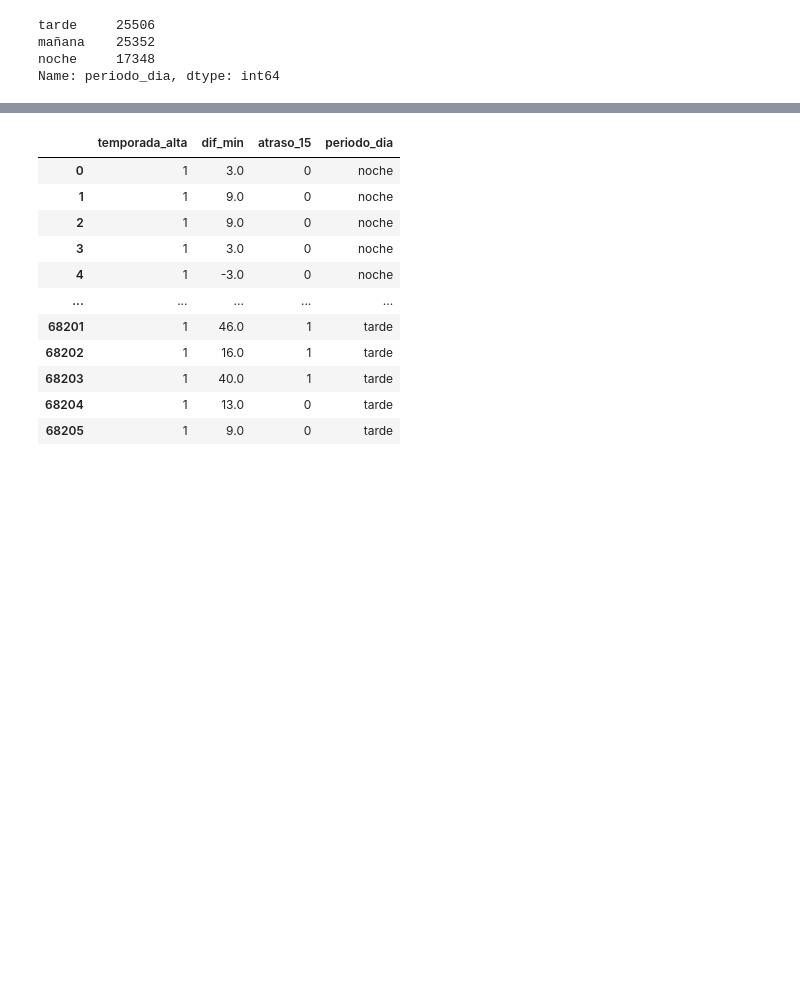
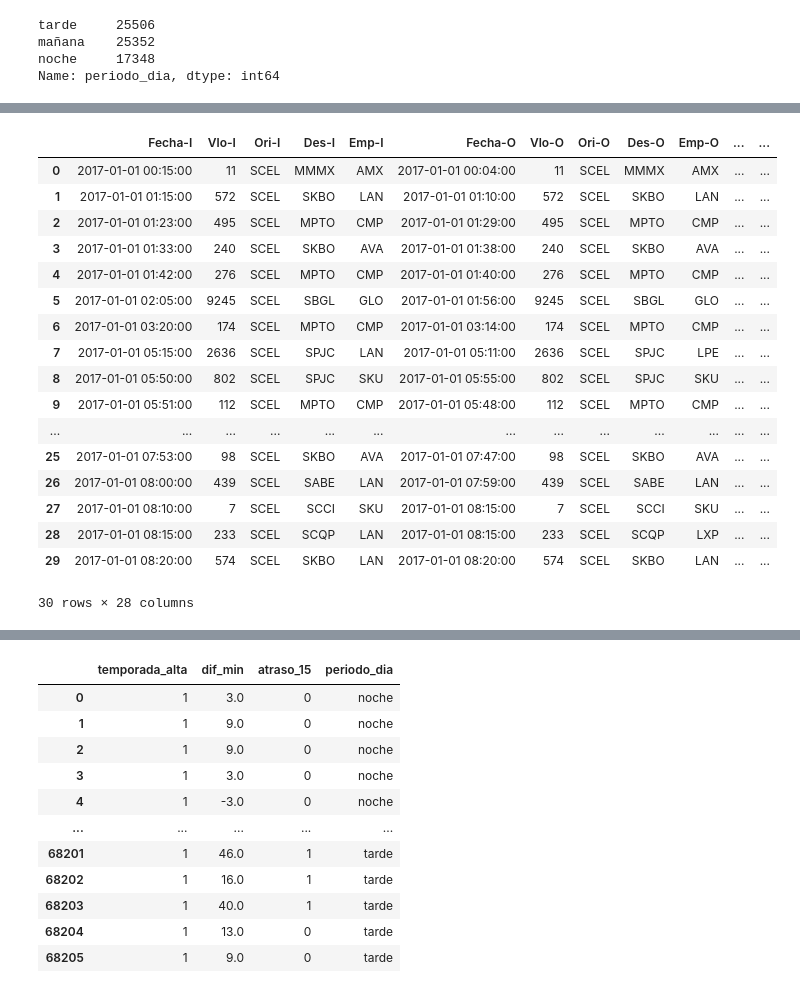
Before and after one commit to CarlosUrteaga/latam-ds-challenge, a Jupyter notebook: latam_challenge/notebook/LAT-004-Data-Augmentation.ipynb, the cells around one changed output, grey strips where cells are left out. Saved outputs shown, nothing was run; the diff lists cells and outputs as text; code cells hidden in the pictures; blank space fills up the shorter version.

```diff
--- a/latam_challenge/notebook/LAT-004-Data-Augmentation.ipynb
+++ b/latam_challenge/notebook/LAT-004-Data-Augmentation.ipynb
@@ -237,0 +302,38 @@ df
+# %%
+df3 = df.copy()
+df3['Early'] = 0
+df3.loc[df3[DIF_MIN]<0, 'Early'] = 1
+df2['deltaF'] = df2[FECHAI].diff()
+df2['deltaF_s']  = df2.deltaF.dt.seconds
+df2.loc[(df2['deltaF_s'].isna()) & (df2[ATRASO_15]==1), 'deltaF_s'] = 15*60
+df2.loc[(df2['deltaF_s'].isna()), 'deltaF_s'] = 0
+df2['deltaF_s']  = df2.deltaF_s.astype(int)
+df2['Anterior'] = 0
+df2.loc[df2.deltaF_s>15*60, 'AnteriorDelay']= 1
+del df2['deltaF']
+del df2['deltaF_s']
+# %%
+df2[]
+df2.reset_index(inplace=True, drop=True)
+df2['deltaF'] = df2['atraso_15'].diff().rolling(1).sum()
+# %%
+df2.head(30)
+# %% [output]
+|  | Fecha-I | Vlo-I | Ori-I | Des-I | Emp-I | Fecha-O | Vlo-O | Ori-O | Des-O | Emp-O | ... | ... |
+| 0 | 2017-01-01 00:15:00 | 11 | SCEL | MMMX | AMX | 2017-01-01 00:04:00 | 11 | SCEL | MMMX | AMX | ... | ... |
+| 1 | 2017-01-01 01:15:00 | 572 | SCEL | SKBO | LAN | 2017-01-01 01:10:00 | 572 | SCEL | SKBO | LAN | ... | ... |
+| 2 | 2017-01-01 01:23:00 | 495 | SCEL | MPTO | CMP | 2017-01-01 01:29:00 | 495 | SCEL | MPTO | CMP | ... | ... |
+| 3 | 2017-01-01 01:33:00 | 240 | SCEL | SKBO | AVA | 2017-01-01 01:38:00 | 240 | SCEL | SKBO | AVA | ... | ... |
+| 4 | 2017-01-01 01:42:00 | 276 | SCEL | MPTO | CMP | 2017-01-01 01:40:00 | 276 | SCEL | MPTO | CMP | ... | ... |
+| 5 | 2017-01-01 02:05:00 | 9245 | SCEL | SBGL | GLO | 2017-01-01 01:56:00 | 9245 | SCEL | SBGL | GLO | ... | ... |
+| 6 | 2017-01-01 03:20:00 | 174 | SCEL | MPTO | CMP | 2017-01-01 03:14:00 | 174 | SCEL | MPTO | CMP | ... | ... |
+| 7 | 2017-01-01 05:15:00 | 2636 | SCEL | SPJC | LAN | 2017-01-01 05:11:00 | 2636 | SCEL | SPJC | LPE | ... | ... |
+| 8 | 2017-01-01 05:50:00 | 802 | SCEL | SPJC | SKU | 2017-01-01 05:55:00 | 802 | SCEL | SPJC | SKU | ... | ... |
+| 9 | 2017-01-01 05:51:00 | 112 | SCEL | MPTO | CMP | 2017-01-01 05:48:00 | 112 | SCEL | MPTO | CMP | ... | ... |
+| ... | ... | ... | ... | ... | ... | ... | ... | ... | ... | ... | ... | ... |
+| 25 | 2017-01-01 07:53:00 | 98 | SCEL | SKBO | AVA | 2017-01-01 07:47:00 | 98 | SCEL | SKBO | AVA | ... | ... |
+| 26 | 2017-01-01 08:00:00 | 439 | SCEL | SABE | LAN | 2017-01-01 07:59:00 | 439 | SCEL | SABE | LAN | ... | ... |
+| 27 | 2017-01-01 08:10:00 | 7 | SCEL | SCCI | SKU | 2017-01-01 08:15:00 | 7 | SCEL | SCCI | SKU | ... | ... |
+| 28 | 2017-01-01 08:15:00 | 233 | SCEL | SCQP | LAN | 2017-01-01 08:15:00 | 233 | SCEL | SCQP | LXP | ... | ... |
+| 29 | 2017-01-01 08:20:00 | 574 | SCEL | SKBO | LAN | 2017-01-01 08:20:00 | 574 | SCEL | SKBO | LAN | ... | ... |
+30 rows × 28 columns
```
Also changed, not shown: parts of 15 cells of this notebook, 1 other file.
